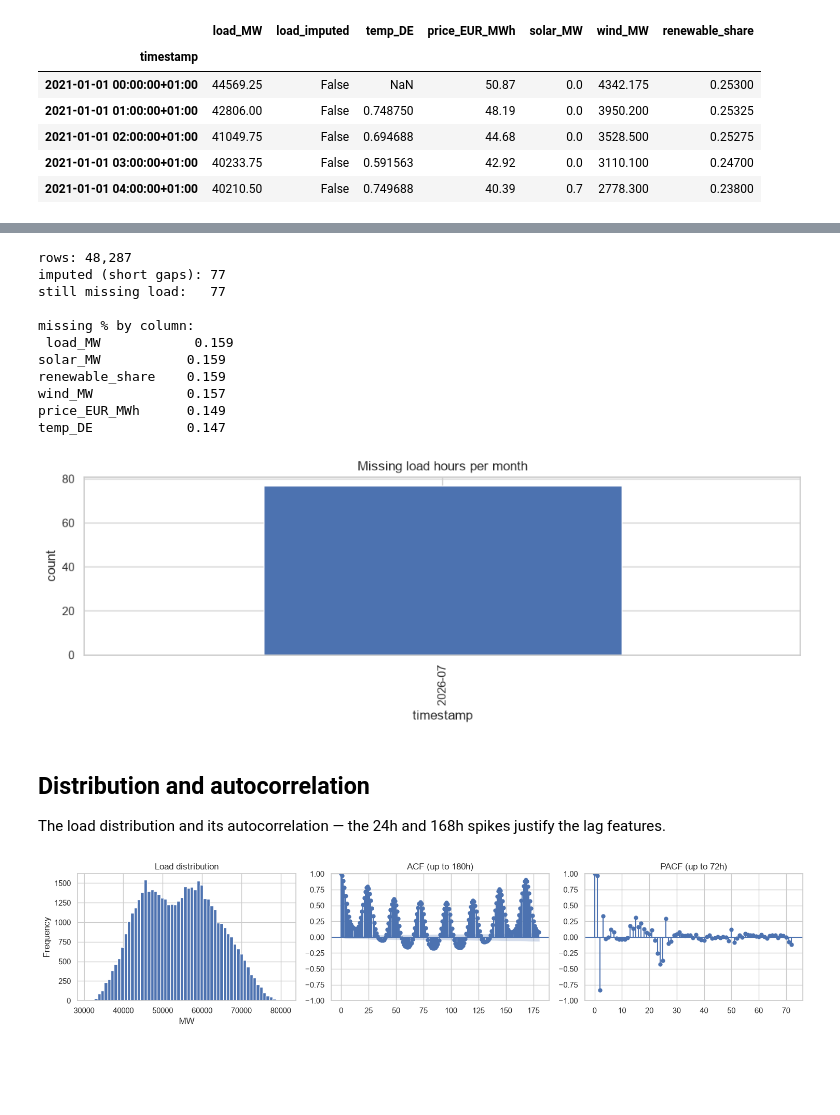
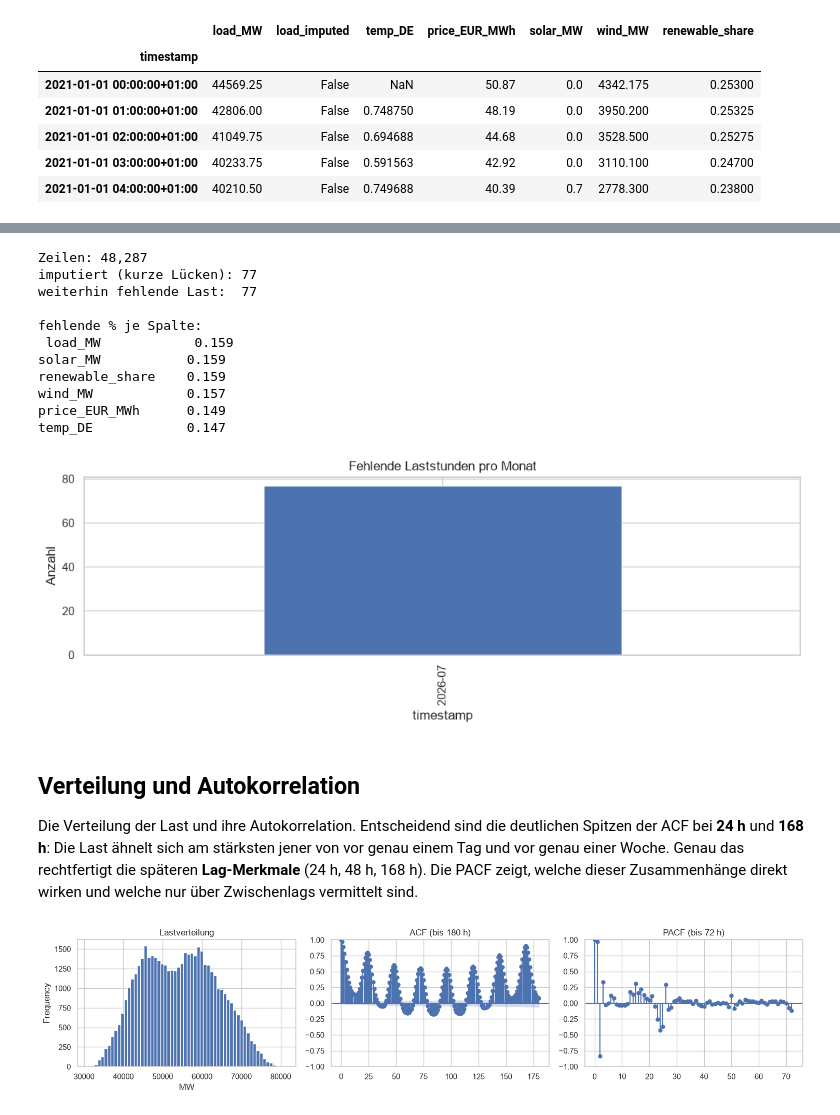
Before and after one commit to pat-olhed/energy, a Jupyter notebook: notebooks/01_eda.ipynb, the cells around one changed output, grey strips where cells are left out. Saved outputs shown, nothing was run; the diff lists cells and outputs as text; code cells hidden in the pictures; blank space fills up the shorter version.

```diff
--- a/notebooks/01_eda.ipynb
+++ b/notebooks/01_eda.ipynb
@@ -81,12 +115,12 @@ is_hol = pd.Series([d.date() in de for d in load.index], index=load.index)
 daily = load.resample("D").mean()
 daily_hol = pd.Series([d.date() in de for d in daily.index], index=daily.index)
 comp = pd.DataFrame({
-    "workday": daily[(daily.index.dayofweek < 5) & (~daily_hol)],
-    "weekend": daily[daily.index.dayofweek >= 5],
-    "holiday": daily[daily_hol],
+    "Werktag": daily[(daily.index.dayofweek < 5) & (~daily_hol)],
+    "Wochenende": daily[daily.index.dayofweek >= 5],
+    "Feiertag": daily[daily_hol],
 })
 ax = comp.mean().plot.bar(color=["#4c72b0","#dd8452","#55a868"], figsize=(6,4), rot=0)
-ax.set(ylabel="mean daily load (MW)", title="Average load: workday vs. weekend vs. holiday")
+ax.set(ylabel="mittlere Tageslast (MW)", title="Durchschnittslast: Werktag vs. Wochenende vs. Feiertag")
 for i, v in enumerate(comp.mean()):
     ax.text(i, v, f"{v:,.0f}", ha="center", va="bottom")
 plt.show()
@@ -98,35 +137,40 @@ Hours flagged during ingestion (`load_imputed`) and any remaining missing values
 # %%
 n = len(df)
-print(f"rows: {n:,}")
-print(f"imputed (short gaps): {int(df['load_imputed'].sum())}")
-print(f"still missing load:   {int(load.isna().sum())}")
+print(f"Zeilen: {n:,}")
+print(f"imputiert (kurze Lücken): {int(df['load_imputed'].sum())}")
+print(f"weiterhin fehlende Last:  {int(load.isna().sum())}")
 miss = df.drop(columns='load_imputed').isna().mean().sort_values(ascending=False) * 100
-print("\nmissing % by column:\n", miss.round(3).to_string())
-# where are the gaps?
+print("\nfehlende % je Spalte:\n", miss.round(3).to_string())
+# Wo liegen die Lücken?
 gaps = load[load.isna()]
 if len(gaps):
     g = gaps.resample("MS").size()
     g = g[g > 0]
     g.index = g.index.strftime("%Y-%m")
     ax = g.plot(kind="bar", figsize=(12,3))
-    ax.set(title="Missing load hours per month", ylabel="count"); plt.show()
+    ax.set(title="Fehlende Laststunden pro Monat", ylabel="Anzahl"); plt.show()
 else:
-    print("\nno remaining missing load hours")
+    print("\nkeine verbleibenden fehlenden Laststunden")
 # %% [output]
-rows: 48,287
-imputed (short gaps): 77
-still missing load:   77
+Zeilen: 48,287
+imputiert (kurze Lücken): 77
+weiterhin fehlende Last:  77
 
-missing % by column:
+fehlende % je Spalte:
  load_MW            0.159
 solar_MW           0.159
 renewable_share    0.159
 wind_MW            0.157
 price_EUR_MWh      0.149
 temp_DE            0.147
-[figure, old version]
+[figure, new version]
 # %% [markdown]
-## Distribution and autocorrelation
-The load distribution and its autocorrelation — the 24h and 168h spikes justify the lag features.
+## Verteilung und Autokorrelation
+
+Die Verteilung der Last und ihre Autokorrelation. Entscheidend sind die deutlichen Spitzen
+der ACF bei **24 h** und **168 h**: Die Last ähnelt sich am stärksten jener von vor genau
+einem Tag und vor genau einer Woche. Genau das rechtfertigt die späteren **Lag-Merkmale**
+(24 h, 48 h, 168 h). Die PACF zeigt, welche dieser Zusammenhänge direkt wirken und welche
+nur über Zwischenlags vermittelt sind.
 # %%
 fig, axes = plt.subplots(1, 3, figsize=(15, 3.5))
```
Also changed, not shown: parts of 13 cells of this notebook.
